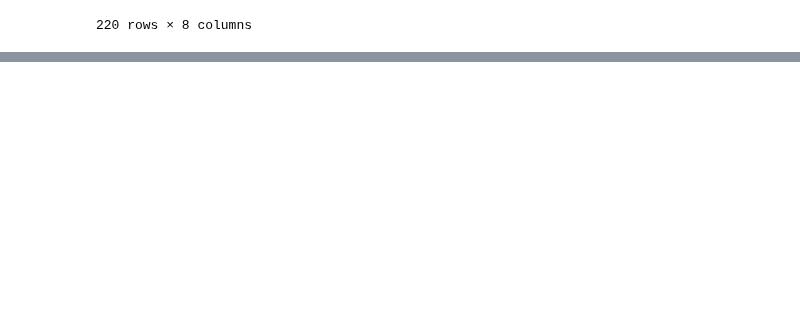
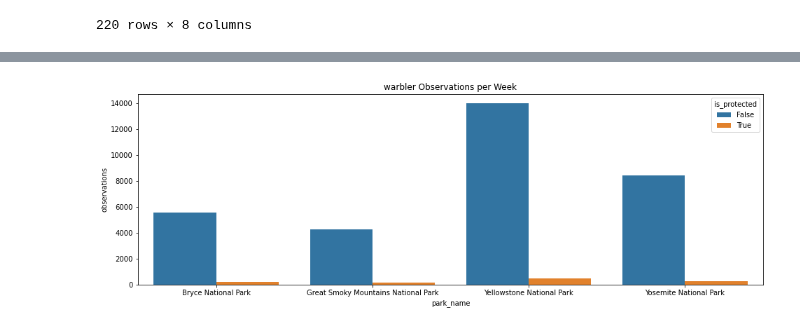
Before and after one commit to Gigabyte2408/biodiversity-project, a Jupyter notebook: biodiversity.ipynb, the cells around one changed output, grey strips where cells are left out. Drawn from its saved outputs; the diff is of its cells as text; code cells hidden in the pictures; blank space fills up the shorter version.

Commit message:
Most Common Bird
Copied and altered the code to find the most popular mammal to find the count and status of the most popular bird

```diff
--- a/biodiversity.ipynb
+++ b/biodiversity.ipynb
@@ -197,0 +235,12 @@ protected = merger[merger.is_protected == True]
+# %%
+species['is_warbler'] = species.common_names.str.contains(r'\bWarbler\b', regex = True)
+warbler_observations = species[species.is_warbler == True]
+warbler_observations = warbler_observations.merge(observations, on = 'scientific_name')
+warbler_prot_by_park = warbler_observations.groupby(['park_name', 'is_protected']).observations.sum().reset_index()
+warbler_prot_by_park.columns = ['park_name', 'is_protected', 'observations']
+plt.figure(figsize = (16,5))
+sns.barplot(data = warbler_prot_by_park, x = 'park_name', y = 'observations', hue = 'is_protected')
+plt.title('warbler Observations per Week')
+plt.show()
+# %% [output]
+[figure, added]
```
Also changed, not shown: parts of 3 cells of this notebook.
